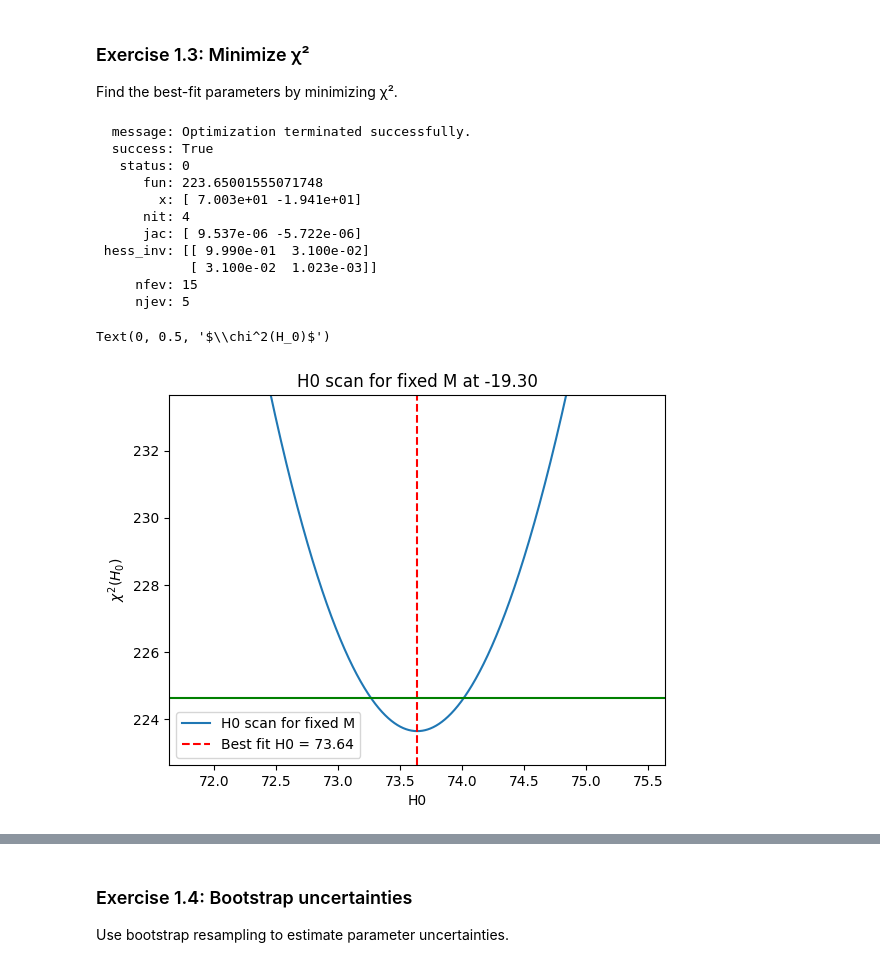
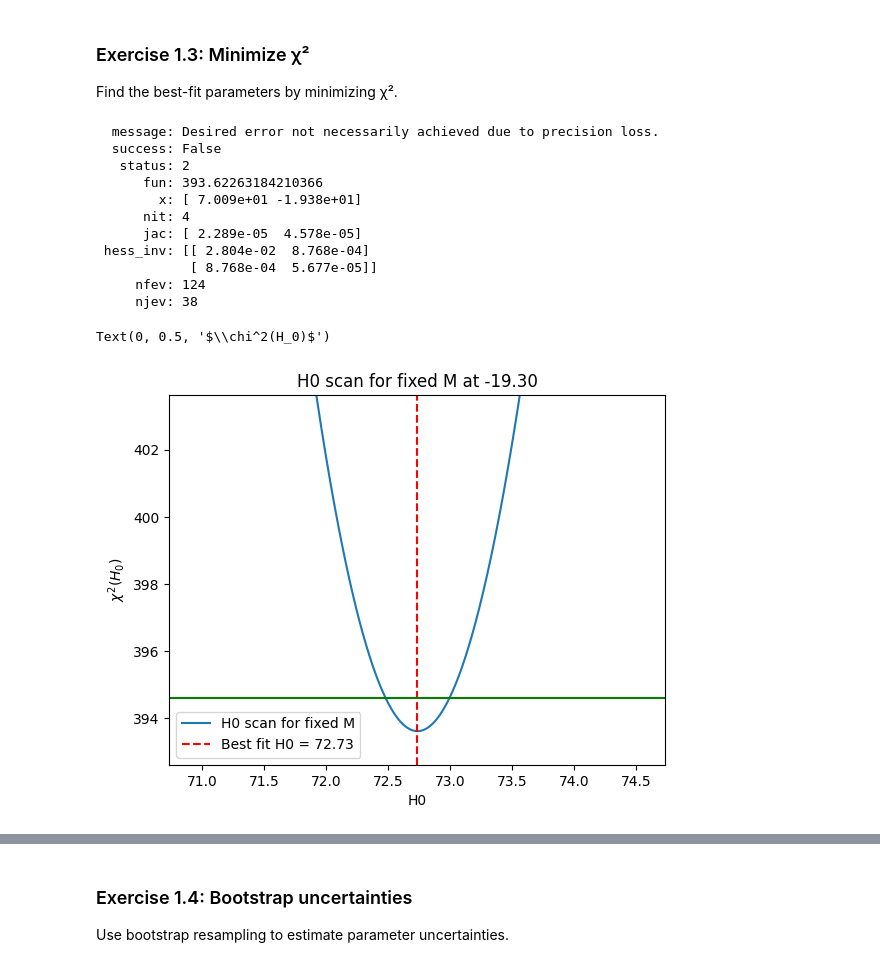
Before and after one commit to domichbt/Stats4Cosmology, a Jupyter notebook: exercises/BasicCosmoStats_on_H0_exercise.ipynb, the cells around one changed output, grey strips where cells are left out. Saved outputs shown, nothing was run; the diff lists cells and outputs as text; code cells hidden in the pictures.

```diff
--- a/exercises/BasicCosmoStats_on_H0_exercise.ipynb
+++ b/exercises/BasicCosmoStats_on_H0_exercise.ipynb
@@ -121,7 +121,7 @@ def make_synthetic_sample(N=100, H0=73.0, M=-19.3, zmin=0.01, zmax=0.08,
     return SNSample(z=z, m=m_obs, sigma_m=sigma_tot, name="synthetic")
 # %%
 # TODO: generate and plot data with error bars
-synthetic_sample = make_synthetic_sample(N=200)
+synthetic_sample = make_synthetic_sample(N=400)
 # %%
 plt.errorbar(synthetic_sample.z, synthetic_sample.m, yerr=synthetic_sample.sigma_m, fmt='o', label='Synthetic SNe')
 plt.plot(synthetic_sample.z, mag_model(z=synthetic_sample.z, H0=73.0, M=-19.3), color='r', label='True Model')
@@ -138,8 +138,9 @@ Write down the chi-square function for the model.
 # %%
 # TODO: define chi2 function
 def chi2(theta:list[float], x:np.array, y:np.array, sigma:np.array) -> float:
-    model = mag_model(z=x, H0=theta[0], M=theta[1])
-    return np.sum(((y-model)/sigma)**2)
+    # model = mag_model(z=x, H0=theta[0], M=theta[1])
+    # return np.sum(((y-model)/sigma)**2)
+    return sum([((yy - mag_model(z=xx, H0=theta[0], M=theta[1]))/ss)**2 for xx, yy, ss in zip(x, y, sigma)])
 # %% [markdown]
 ### Exercise 1.3: Minimize χ²
 Find the best-fit parameters by minimizing χ².
@@ -151,39 +152,40 @@ from scipy.optimize import minimize as spmin
 res = spmin(chi2, x0=np.array([70, -20]), args=(synthetic_sample.z, synthetic_sample.m, synthetic_sample.sigma_m))
 res
 # %% [output]
-  message: Optimization terminated successfully.
-  success: True
-   status: 0
-      fun: 223.65001555071748
-        x: [ 7.003e+01 -1.941e+01]
+  message: Desired error not necessarily achieved due to precision loss.
+  success: False
+   status: 2
+      fun: 393.62263184210366
+        x: [ 7.009e+01 -1.938e+01]
       nit: 4
-      jac: [ 9.537e-06 -5.722e-06]
- hess_inv: [[ 9.990e-01  3.100e-02]
-            [ 3.100e-02  1.023e-03]]
-     nfev: 15
-     njev: 5
+      jac: [ 2.289e-05  4.578e-05]
+ hess_inv: [[ 2.804e-02  8.768e-04]
+            [ 8.768e-04  5.677e-05]]
+     nfev: 124
+     njev: 38
 # %%
-H0_grid = np.linspace(50, 90, 1000000)
+H0_grid = np.linspace(50, 90, 10000)
 M_grid = np.linspace(-21, -18, 10000)
 
 # for now fix M
 fixedM = -19.3
-chi2_grid_fixedM = np.array([chi2([H0, fixedM], synthetic_sample.z, synthetic_sample.m, synthetic_sample.sigma_m) for H0 in H0_grid])
+# chi2_grid_fixedM = np.array([chi2([H0, fixedM], synthetic_sample.z, synthetic_sample.m, synthetic_sample.sigma_m) for H0 in H0_grid])
+chi2_grid_fixedM = chi2([H0_grid, fixedM], synthetic_sample.z, synthetic_sample.m, synthetic_sample.sigma_m)
 best_chi2 = chi2_grid_fixedM.min()
 best_H0 = H0_grid[chi2_grid_fixedM.argmin()]
 
 plt.plot(H0_grid, chi2_grid_fixedM, label="H0 scan for fixed M")
 plt.axvline(x=best_H0, ls='--', color='red', label=f"Best fit H0 = {best_H0:.2f}")
 plt.axhline(y=best_chi2+1, color="green")
 plt.ylim(best_chi2-1, best_chi2+10)
 plt.xlim(best_H0-2, best_H0+2)
 plt.legend()
 plt.title(f"H0 scan for fixed M at {fixedM:.2f}")
 plt.xlabel("H0")
 plt.ylabel(r"$\chi^2(H_0)$")
 # %% [output]
 Text(0, 0.5, '$\\chi^2(H_0)$')
-[figure, old version]
+[figure, new version]
 # %%
 # TODO: say something about goodness of fit
 chi2_grid_fixedM.min()/len(synthetic_sample.z)
```
Also changed, not shown: parts of 17 cells of this notebook.
